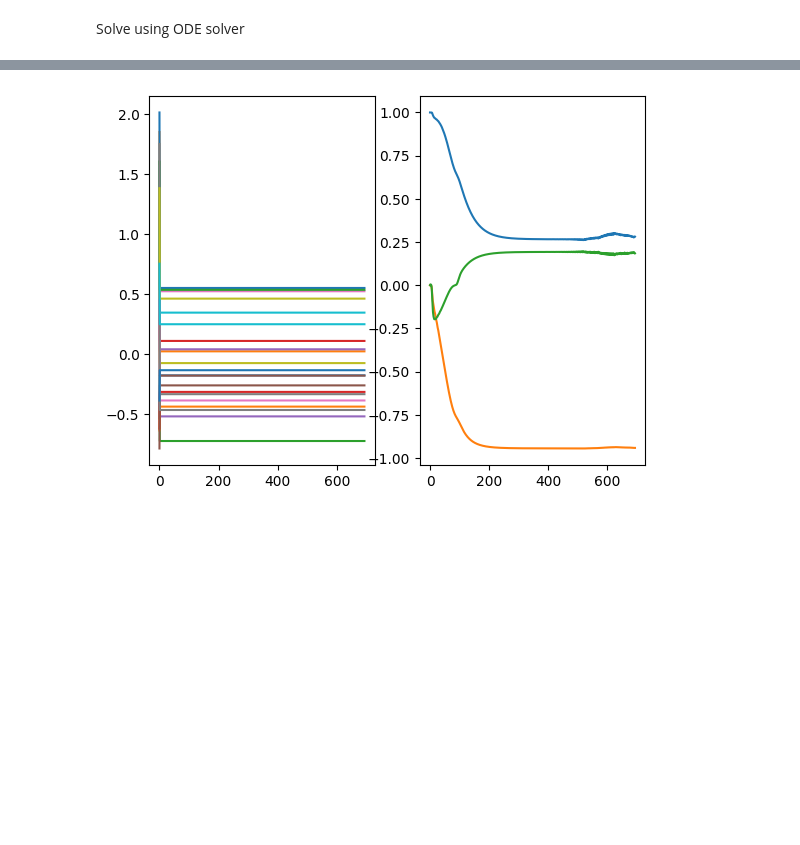
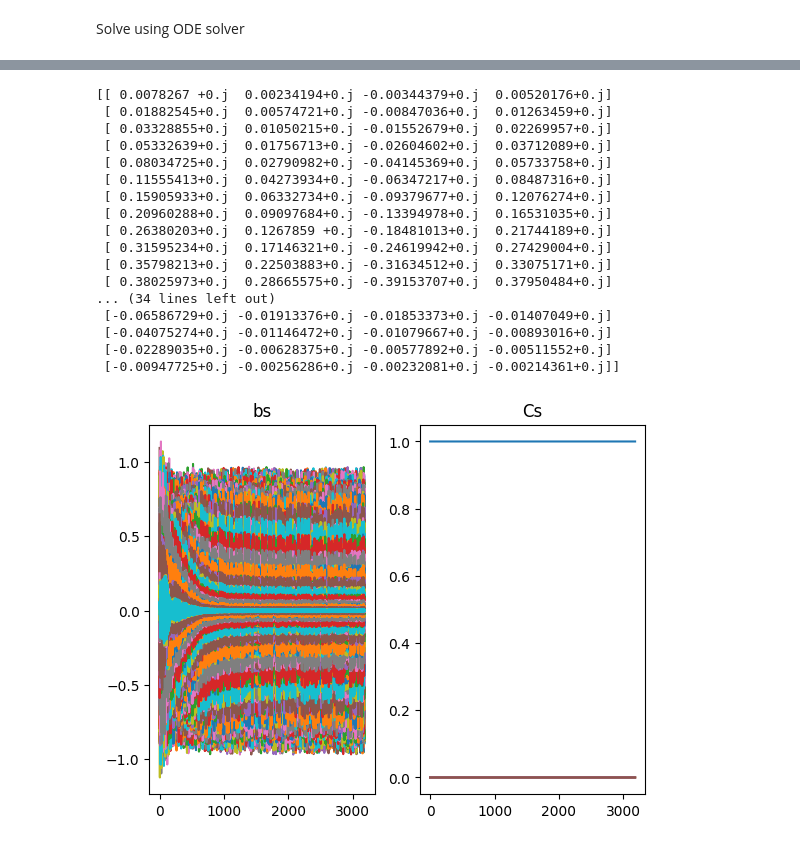
Before and after one commit to leoskar/mctdhf, a Jupyter notebook: MCTDHF_sinc.ipynb, the cells around one changed output, grey strips where cells are left out. Drawn from its saved outputs; the diff is of its cells as text; code cells hidden in the pictures; blank space fills up the shorter version.

Commit message:
MCTDHF_fd works with single particle contributions

```diff
--- a/MCTDHF_sinc.ipynb
+++ b/MCTDHF_sinc.ipynb
@@ -116,19 +122,19 @@ $\ket{\phi_n(t)} = \sum_{k=1}^{N_b}b_{kn}(t)\ket{\psi_k}$,
 
 and initial C's.
 # %%
-num_mctdhf_orbitals = 3
+num_mctdhf_orbitals = 4
 num_mctdhf_slater_dets = int(comb(num_mctdhf_orbitals, num_electrons))
 
-# Distributed vales
+## Distributed vales
 #b_init = np.zeros((num_spin_orbitals, num_mctdhf_orbitals))
 #a = int(num_spin_orbitals/num_mctdhf_orbitals)
 #for i in range(num_mctdhf_orbitals):
 #    b_init[a*i:a*(i+1), i] = np.ones(a)
 
-# Identity
+## Identity
 #b_init=np.eye(num_spin_orbitals, num_mctdhf_orbitals)
 
-# Generate random orthonormal vectors
+## Generate random orthonormal vectors
 rng = np.random.default_rng()
 r = rng.random((num_spin_orbitals, num_mctdhf_orbitals))
 u, _, vh = np.linalg.svd(r, full_matrices=False)
@@ -221,9 +224,11 @@ bs = np.copy(b_init).reshape(1,-1)
 
 h_1 = np.einsum('jm, ij -> im', b_init, h)
 h_2 = np.einsum('in, im -> nm', b_init.conj(), h_1)
+
 g_2 = np.einsum('iq, ks, ik -> iqks', b_init.conj(), b_init, g)
 g_3 = np.einsum('kr, iqks -> iqrs', b_init, g_2)
 g_4 = np.einsum('ip, iqrs -> pqrs', b_init.conj(), g_3) # Fully transformed integral
+
 H = SlaterCondonHamiltonian(num_mctdhf_orbitals, num_electrons, h_2, g_4).get_hamiltonian()
 Es = np.array(np.real(C_init.T@H@C_init))
 
@@ -237,22 +242,27 @@ while solver.status == 'running':
 
     C, b = y_to_Cb(solver.y, num_mctdhf_orbitals, num_spin_orbitals, num_electrons)
 
-    # Transform with overlap
-    #S = np.einsum('pi, qi -> pq', b.conj(), b) #b.conj().T@b
-    #_, S_tilde = np.linalg.eigh(S)
-    #b = np.einsum('pi, pq -> qi', b, S_tilde)
+    #if solver.nfev % 100 == 0:
+    ## Transform with overlap
+    S = dx*np.einsum('ip, iq -> pq', b.conj(), b) #b.conj().T@b
+    _, S_tilde = np.linalg.eigh(S)
+    b = np.einsum('ip, qp -> iq', b, S_tilde)
+    # Or transform with orth (SVD)
+        #b = scipy.linalg.orth(b)
 
-    b, _, _ = np.linalg.svd(b_init, full_matrices=False)
+    #b = gram_schmidt(b)
 
     # Normalize every step during imaginary time prop
     C = np.divide(C, np.sqrt(C.T.conj()@C))
-    b = np.divide(b, np.sqrt(np.einsum('ij, ij -> j', b.conj(), b)))
+    b = np.divide(b, np.sqrt(dx*np.einsum('ij, ij -> j', b.conj(), b)))
 
     h_1 = np.einsum('jm, ij -> im', b, h)
     h_2 = np.einsum('in, im -> nm', b.conj(), h_1)
+
     g_2 = np.einsum('iq, ks, ik -> iqks', b.conj(), b, g)
     g_3 = np.einsum('kr, iqks -> iqrs', b, g_2)
     g_4 = np.einsum('ip, iqrs -> pqrs', b.conj(), g_3) # Fully transformed integral
+
     H = SlaterCondonHamiltonian(num_mctdhf_orbitals, num_electrons, h_2, g_4).get_hamiltonian()
 
     Es = np.append(Es, np.real(C.conj().T@H@C))
@@ -266,13 +382,42 @@ else:
 # %%
-#C_f, b_f = y_to_Cb(solver.y, num_mctdhf_orbitals, num_spin_orbitals, num_electrons)
-#print(b_f)
-#print(C_f)
+C_f, b_f = y_to_Cb(solver.y, num_mctdhf_orbitals, num_spin_orbitals, num_electrons)
+S_f = np.einsum('ip, iq -> pq', b_f.conj(), b_f)
+
+b_f = b_f.reshape((num_spin_orbitals, num_mctdhf_orbitals))
+print(b_f)
+
+#plt.plot(grid, np.abs(b_f[:,3])**2)
+
+# print(S_f)
+# print(S_f.T@S_f)
 fig, axs = plt.subplots(1,2)
+
 axs[0].plot(np.real(bs))
+axs[0].set_title('bs')
+
 axs[1].plot(np.real(Cs))
+axs[1].set_title('Cs')
+
 plt.show()
 # %% [output]
+[[ 0.0078267 +0.j  0.00234194+0.j -0.00344379+0.j  0.00520176+0.j]
+ [ 0.01882545+0.j  0.00574721+0.j -0.00847036+0.j  0.01263459+0.j]
+ [ 0.03328855+0.j  0.01050215+0.j -0.01552679+0.j  0.02269957+0.j]
+ [ 0.05332639+0.j  0.01756713+0.j -0.02604602+0.j  0.03712089+0.j]
+ [ 0.08034725+0.j  0.02790982+0.j -0.04145369+0.j  0.05733758+0.j]
+ [ 0.11555413+0.j  0.04273934+0.j -0.06347217+0.j  0.08487316+0.j]
+ [ 0.15905933+0.j  0.06332734+0.j -0.09379677+0.j  0.12076274+0.j]
+ [ 0.20960288+0.j  0.09097684+0.j -0.13394978+0.j  0.16531035+0.j]
+ [ 0.26380203+0.j  0.1267859 +0.j -0.18481013+0.j  0.21744189+0.j]
+ [ 0.31595234+0.j  0.17146321+0.j -0.24619942+0.j  0.27429004+0.j]
+ [ 0.35798213+0.j  0.22503883+0.j -0.31634512+0.j  0.33075171+0.j]
+ [ 0.38025973+0.j  0.28665575+0.j -0.39153707+0.j  0.37950484+0.j]
+... (34 lines left out)
+ [-0.06586729+0.j -0.01913376+0.j -0.01853373+0.j -0.01407049+0.j]
+ [-0.04075274+0.j -0.01146472+0.j -0.01079667+0.j -0.00893016+0.j]
+ [-0.02289035+0.j -0.00628375+0.j -0.00577892+0.j -0.00511552+0.j]
+ [-0.00947725+0.j -0.00256286+0.j -0.00232081+0.j -0.00214361+0.j]]
-[figure, old version]
+[figure, new version]
 # %%
 print(Es[-1])
 plt.plot(Es)
```
Also changed, not shown: parts of 14 cells of this notebook, 3 other files.
